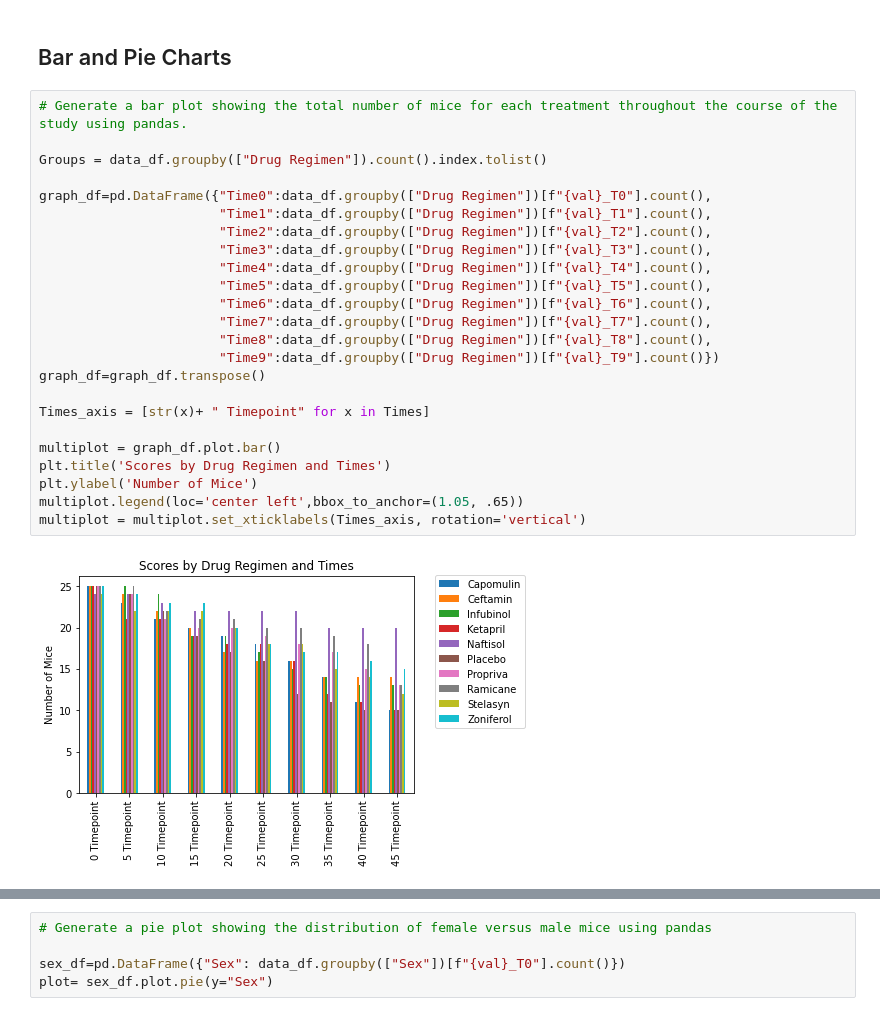
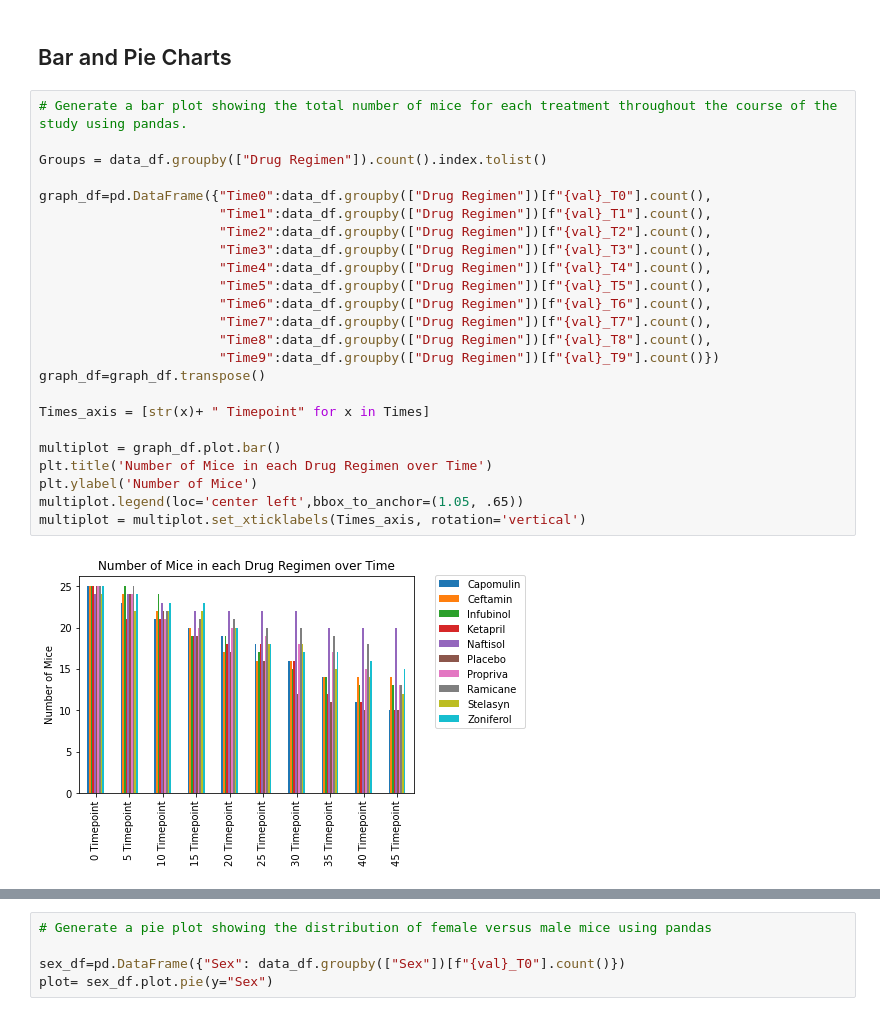
Before and after one commit to Zachariassis/Matplotlib-challenge, a Jupyter notebook: pymaceuticals_starter.ipynb, the cells around one changed output, grey strips where cells are left out. Cells and saved outputs as stored; diff of their text form.

```diff
--- a/pymaceuticals_starter.ipynb
+++ b/pymaceuticals_starter.ipynb
@@ -118,29 +119,29 @@ data_group
 # %%
 # Generate a bar plot showing the total number of mice for each treatment throughout the course of the study using pandas.
 
 Groups = data_df.groupby(["Drug Regimen"]).count().index.tolist()
 
 graph_df=pd.DataFrame({"Time0":data_df.groupby(["Drug Regimen"])[f"{val}_T0"].count(),
                        "Time1":data_df.groupby(["Drug Regimen"])[f"{val}_T1"].count(),
                        "Time2":data_df.groupby(["Drug Regimen"])[f"{val}_T2"].count(),
                        "Time3":data_df.groupby(["Drug Regimen"])[f"{val}_T3"].count(),
                        "Time4":data_df.groupby(["Drug Regimen"])[f"{val}_T4"].count(),
                        "Time5":data_df.groupby(["Drug Regimen"])[f"{val}_T5"].count(),
                        "Time6":data_df.groupby(["Drug Regimen"])[f"{val}_T6"].count(),
                        "Time7":data_df.groupby(["Drug Regimen"])[f"{val}_T7"].count(),
                        "Time8":data_df.groupby(["Drug Regimen"])[f"{val}_T8"].count(),
                        "Time9":data_df.groupby(["Drug Regimen"])[f"{val}_T9"].count()})
 graph_df=graph_df.transpose()
 
 Times_axis = [str(x)+ " Timepoint" for x in Times]
 
 multiplot = graph_df.plot.bar()
-plt.title('Scores by Drug Regimen and Times')
+plt.title('Number of Mice in each Drug Regimen over Time')
 plt.ylabel('Number of Mice')
 multiplot.legend(loc='center left',bbox_to_anchor=(1.05, .65))
 multiplot = multiplot.set_xticklabels(Times_axis, rotation='vertical')
 # %% [output]
-[figure, old version]
+[figure, new version]
 # %%
 # Generate a bar plot showing the total number of mice for each treatment throughout the course of the study using pyplot.
 
```
Also changed, not shown: parts of 10 cells of this notebook.
